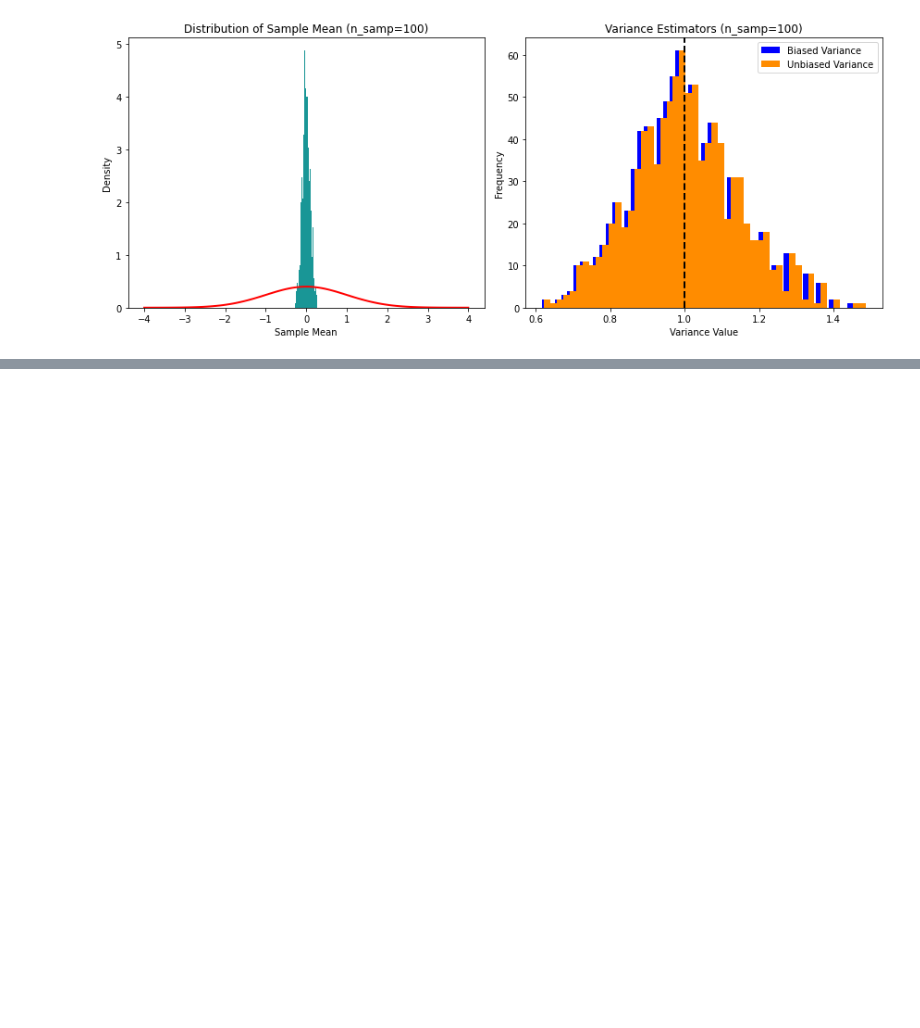
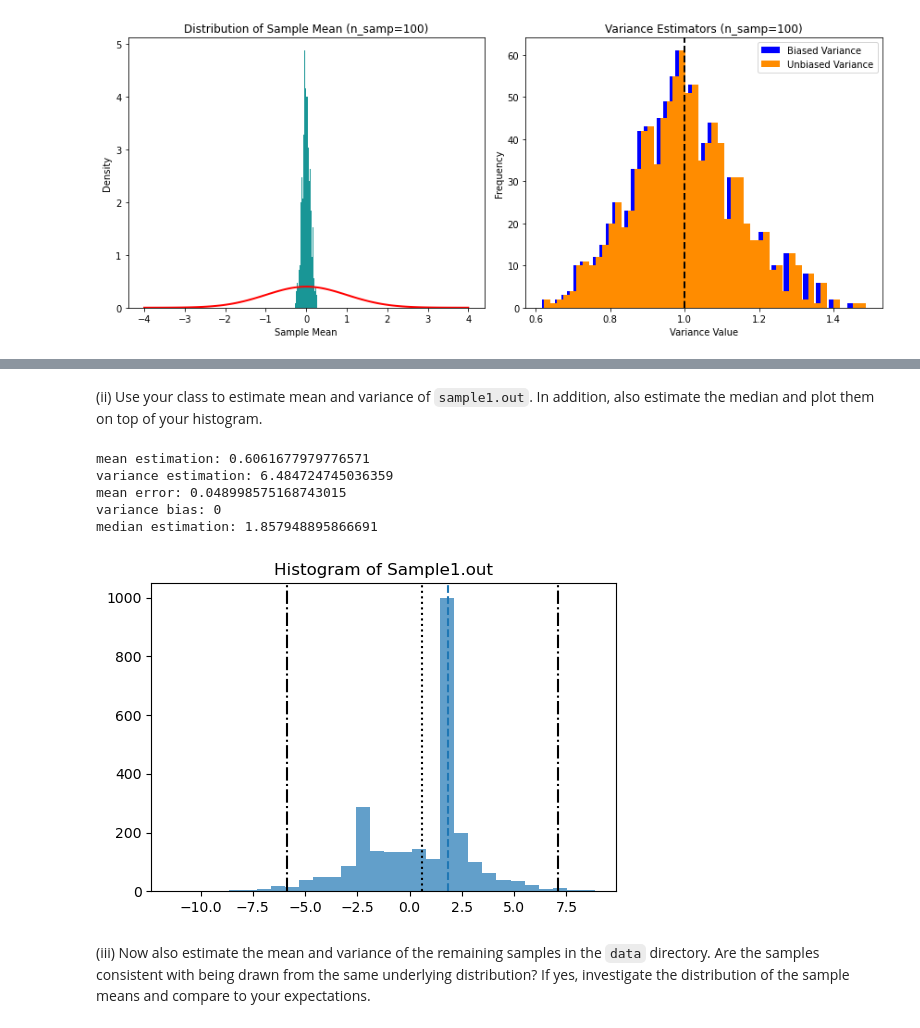
Before and after one commit to dianalopez507/master-bonn-stat-methods, a Jupyter notebook: Ex.3/Final/G08_P03_Majoch_Lopez_Rutul_Zhao.ipynb, the cells around one changed output, grey strips where cells are left out. Cells and saved outputs as stored; diff of their text form; code cells hidden in the pictures; blank space fills up the shorter version.

```diff
--- a/Ex.3/Final/G08_P03_Majoch_Lopez_Rutul_Zhao.ipynb
+++ b/Ex.3/Final/G08_P03_Majoch_Lopez_Rutul_Zhao.ipynb
@@ -123,0 +167,48 @@ analyze_distribution_and_bias(1000, [10, 100])
+# %%
+class Sample_analysis:
+
+    def __init__(self, sample, var_est_choice):
+        self.variance_est = var_est_choice
+        self.sample = sample
+        self.size = sample.size
+
+        # calculate mean estimator
+        self.mean_est = np.nansum(self.sample) / self.size
+
+        # calculate the mean-square-error of mean estimator
+        self.mean_error = np.sqrt((np.nansum((self.sample-np.nanmean(self.sample))**2) / self.size) / self.size)
+
+        # calculate variance estimator and bias of variance
+        if self.variance_est == 'variance_1':
+            self.variance_est = np.nansum((self.sample-np.nanmean(self.sample))**2) / self.size
+            self.variance_bias = (-1) / self.size * self.variance_est
+        if self.variance_est == 'variance_2':
+            self.variance_est = np.nansum((self.sample-np.nanmean(self.sample))**2) / (self.size-1)
+            self.variance_bias = 0
+# %% [markdown]
+(ii) Use your class to estimate mean and variance of `sample1.out`. In addition, also estimate the median and plot them on top of your histogram.
+# %%
+sp1_analysis = Sample_analysis(sample1, 'variance_2')
+print('mean estimation:', sp1_analysis.mean_est)
+print('variance estimation:', sp1_analysis.variance_est)
+print('mean error:', sp1_analysis.mean_error)
+print('variance bias:', sp1_analysis.variance_bias)
+print('median estimation:', np.nanmedian(sample1))
+
+plt.figure(figsize=(6,4))
+plt.hist(sample1, bins = 30, alpha=0.7)
+plt.axvline(x=np.nanmedian(sample1), linestyle='--')
+plt.axvline(x=sp1_analysis.mean_est, linestyle='dotted', color='k')
+plt.axvline(x=sp1_analysis.mean_est-sp1_analysis.variance_est, linestyle='-.', color='k')
+plt.axvline(x=sp1_analysis.mean_est+sp1_analysis.variance_est, linestyle='-.', color='k')
+plt.title('Histogram of Sample1.out')
+plt.show()
+# %% [output]
+mean estimation: 0.6061677979776571
+variance estimation: 6.484724745036359
+mean error: 0.048998575168743015
+variance bias: 0
+median estimation: 1.857948895866691
+[figure, added]
+# %% [markdown]
+(iii) Now also estimate the mean and variance of the remaining samples in the `data` directory. Are the samples consistent with being drawn from the same underlying distribution? If yes, investigate the distribution of the sample means and compare to your expectations.
```
Also changed, not shown: parts of 19 cells of this notebook, 11 other files.
